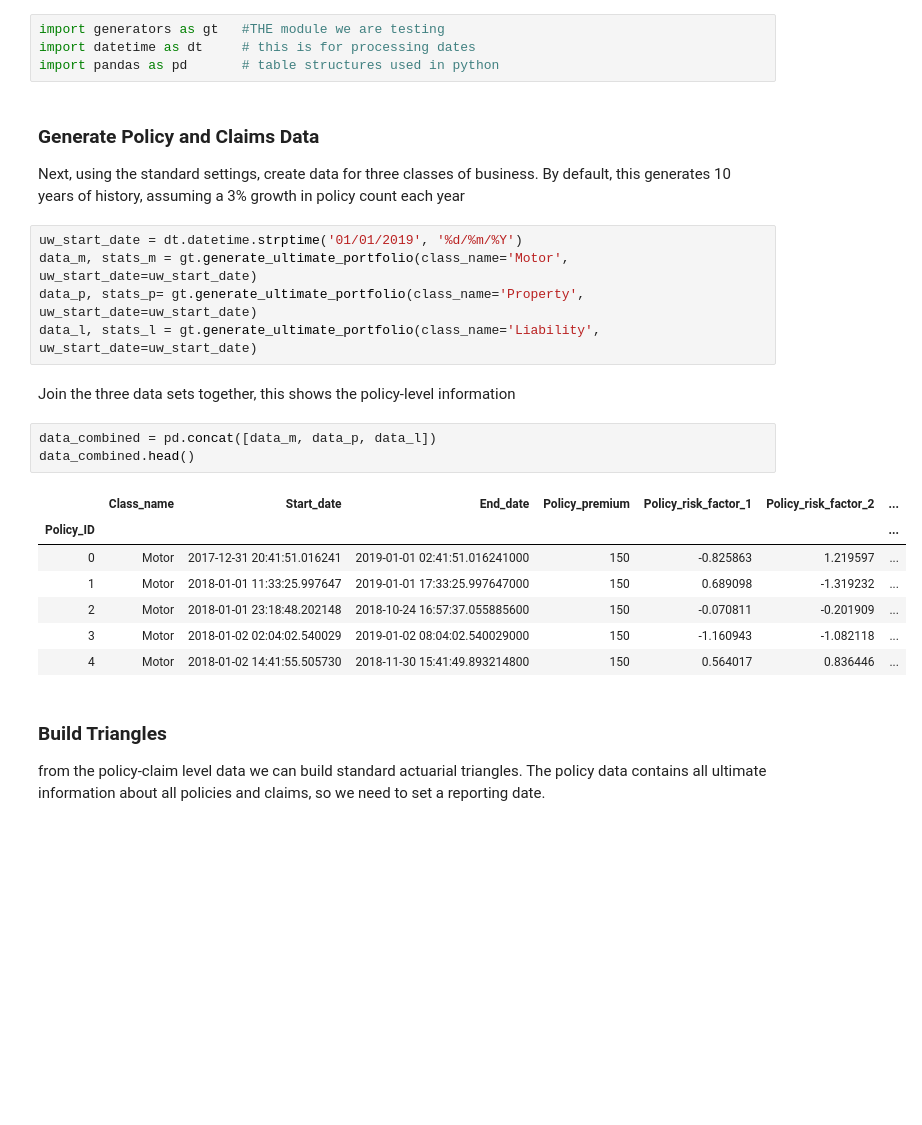
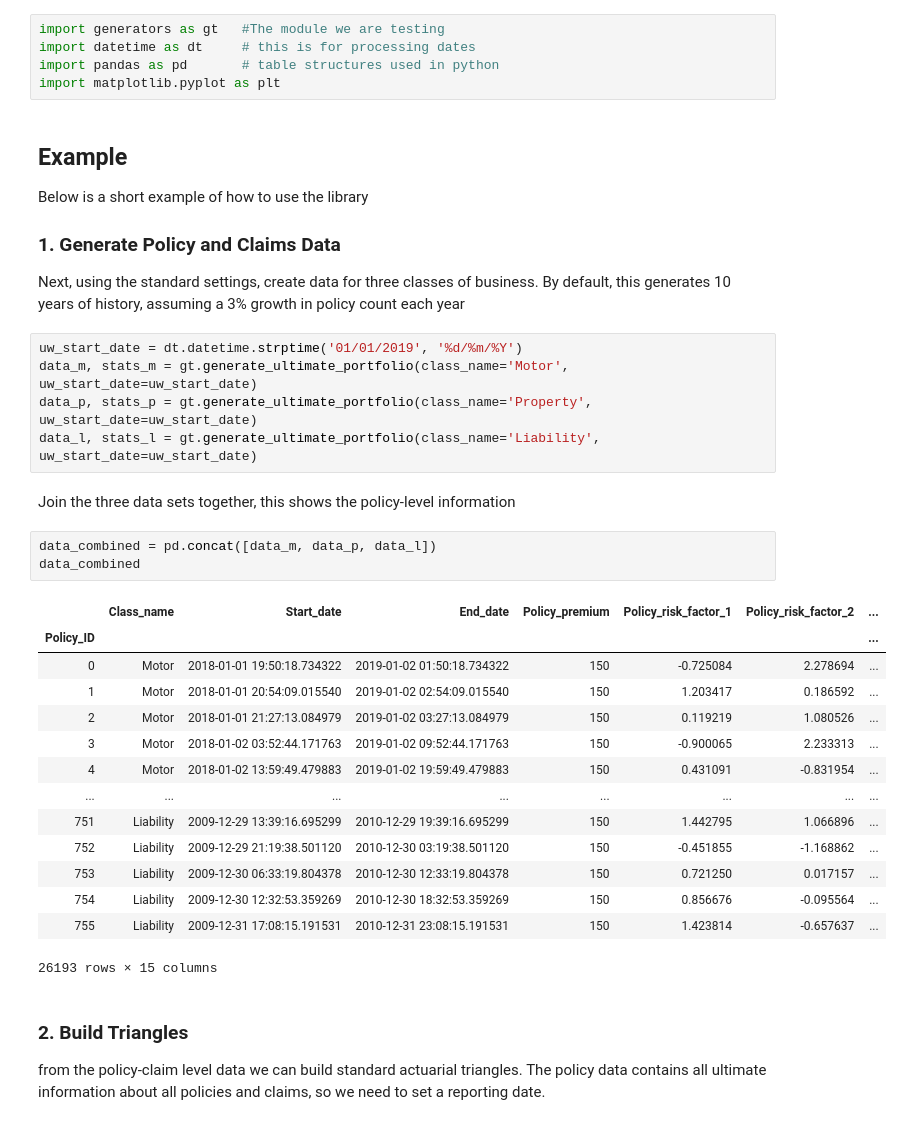
Before and after one commit to pjdyson/general_insurance_data_model, a Jupyter notebook: Example of Use.ipynb, the cells around one changed output. Drawn from its saved outputs; the diff is of its cells as text; blank space fills up the shorter version.

Commit message:
Updated example of use file

```diff
--- a/Example of Use.ipynb
+++ b/Example of Use.ipynb
@@ -15,31 +16,42 @@ First, import the library
 # %%
-import generators as gt   #THE module we are testing
+import generators as gt   #The module we are testing
 import datetime as dt     # this is for processing dates
 import pandas as pd       # table structures used in python
+import matplotlib.pyplot as plt
 # %% [markdown]
-### Generate Policy and Claims Data
+## Example
+Below is a short example of how to use the library
+
+### 1. Generate Policy and Claims Data
 
 Next, using the standard settings, create data for three classes of business. By default, this generates 10 years of history, assuming a 3% growth in policy count each year
 # %%
 uw_start_date = dt.datetime.strptime('01/01/2019', '%d/%m/%Y')
 data_m, stats_m = gt.generate_ultimate_portfolio(class_name='Motor', uw_start_date=uw_start_date)
-data_p, stats_p= gt.generate_ultimate_portfolio(class_name='Property', uw_start_date=uw_start_date)
+data_p, stats_p = gt.generate_ultimate_portfolio(class_name='Property', uw_start_date=uw_start_date)
 data_l, stats_l = gt.generate_ultimate_portfolio(class_name='Liability', uw_start_date=uw_start_date)
 # %% [markdown]
 Join the three data sets together, this shows the policy-level information
 # %%
 data_combined = pd.concat([data_m, data_p, data_l])
-data_combined.head()
+data_combined
 # %% [output]
 |  | Class_name | Start_date | End_date | Policy_premium | Policy_risk_factor_1 | Policy_risk_factor_2 | ... |
 | Policy_ID |  |  |  |  |  |  | ... |
-| 0 | Motor | 2017-12-31 20:41:51.016241 | 2019-01-01 02:41:51.016241000 | 150 | -0.825863 | 1.219597 | ... |
-| 1 | Motor | 2018-01-01 11:33:25.997647 | 2019-01-01 17:33:25.997647000 | 150 | 0.689098 | -1.319232 | ... |
-| 2 | Motor | 2018-01-01 23:18:48.202148 | 2018-10-24 16:57:37.055885600 | 150 | -0.070811 | -0.201909 | ... |
-| 3 | Motor | 2018-01-02 02:04:02.540029 | 2019-01-02 08:04:02.540029000 | 150 | -1.160943 | -1.082118 | ... |
-| 4 | Motor | 2018-01-02 14:41:55.505730 | 2018-11-30 15:41:49.893214800 | 150 | 0.564017 | 0.836446 | ... |
+| 0 | Motor | 2018-01-01 19:50:18.734322 | 2019-01-02 01:50:18.734322 | 150 | -0.725084 | 2.278694 | ... |
+| 1 | Motor | 2018-01-01 20:54:09.015540 | 2019-01-02 02:54:09.015540 | 150 | 1.203417 | 0.186592 | ... |
+| 2 | Motor | 2018-01-01 21:27:13.084979 | 2019-01-02 03:27:13.084979 | 150 | 0.119219 | 1.080526 | ... |
+| 3 | Motor | 2018-01-02 03:52:44.171763 | 2019-01-02 09:52:44.171763 | 150 | -0.900065 | 2.233313 | ... |
+| 4 | Motor | 2018-01-02 13:59:49.479883 | 2019-01-02 19:59:49.479883 | 150 | 0.431091 | -0.831954 | ... |
+| ... | ... | ... | ... | ... | ... | ... | ... |
+| 751 | Liability | 2009-12-29 13:39:16.695299 | 2010-12-29 19:39:16.695299 | 150 | 1.442795 | 1.066896 | ... |
+| 752 | Liability | 2009-12-29 21:19:38.501120 | 2010-12-30 03:19:38.501120 | 150 | -0.451855 | -1.168862 | ... |
+| 753 | Liability | 2009-12-30 06:33:19.804378 | 2010-12-30 12:33:19.804378 | 150 | 0.721250 | 0.017157 | ... |
+| 754 | Liability | 2009-12-30 12:32:53.359269 | 2010-12-30 18:32:53.359269 | 150 | 0.856676 | -0.095564 | ... |
+| 755 | Liability | 2009-12-31 17:08:15.191531 | 2010-12-31 23:08:15.191531 | 150 | 1.423814 | -0.657637 | ... |
+26193 rows × 15 columns
 # %% [markdown]
-### Build Triangles
+### 2. Build Triangles
 
 from the policy-claim level data we can build standard actuarial triangles. The policy data contains all ultimate information about all policies and claims, so we need to set a reporting date.
 # %%
```
Also changed, not shown: parts of 6 cells of this notebook.
